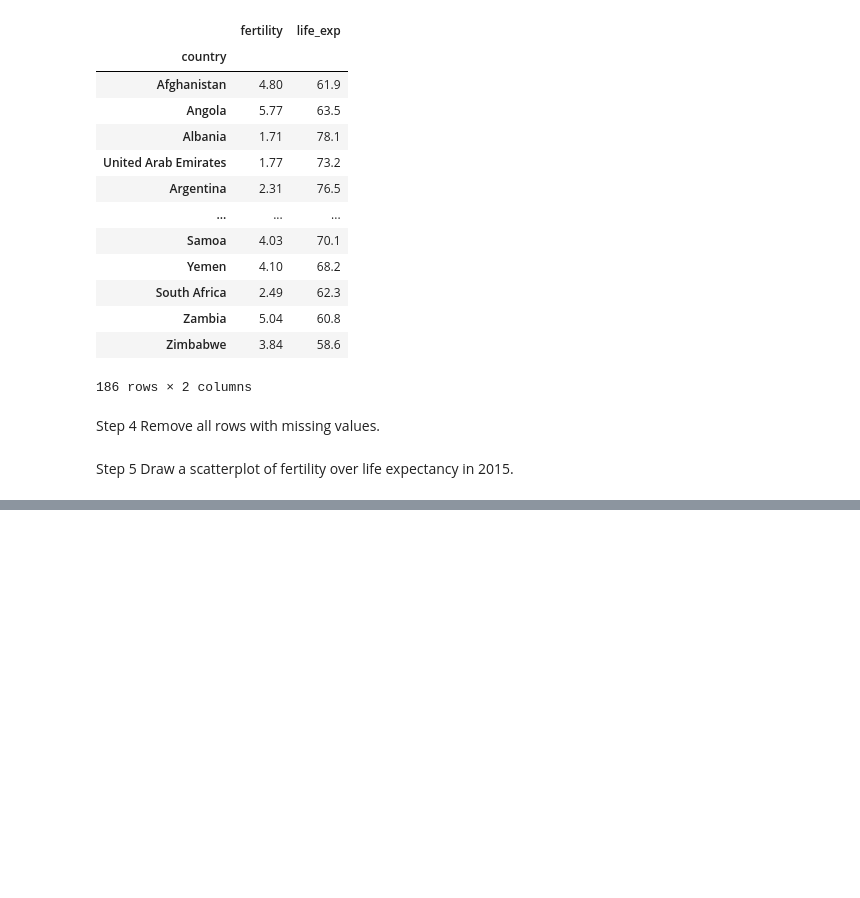
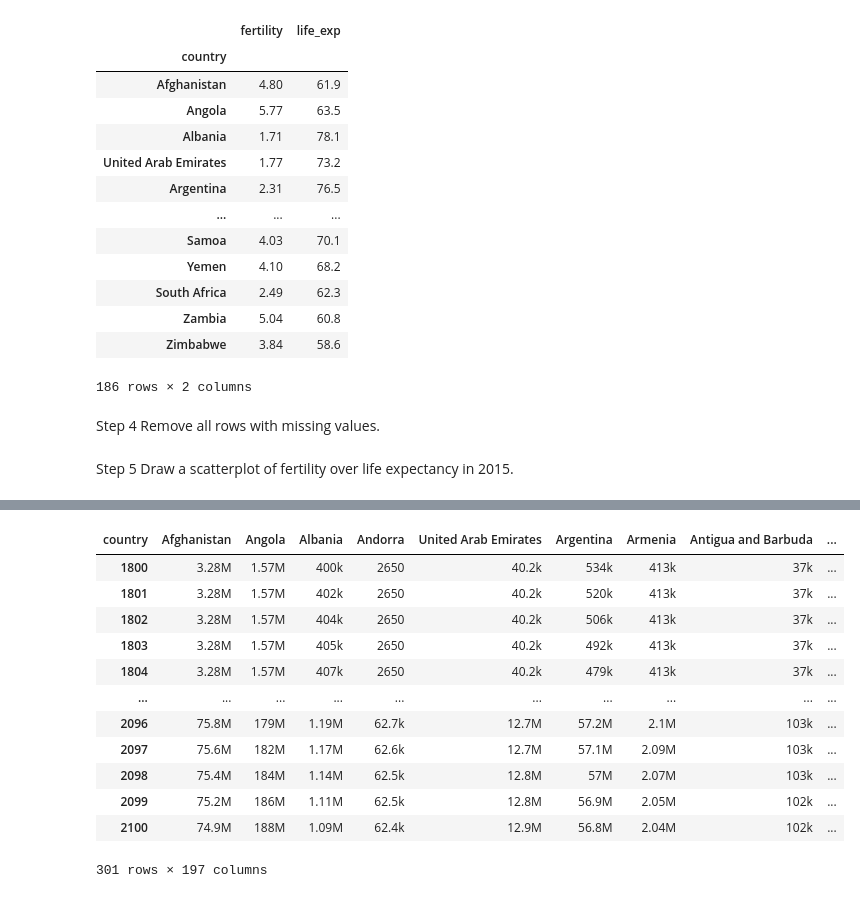
Before and after one commit to Melvin2306/code-lu-data-science, a Jupyter notebook: tasks/3.1 Animated Scatterplot.ipynb, the cells around one changed output, grey strips where cells are left out. Drawn from its saved outputs; the diff is of its cells as text; code cells hidden in the pictures; blank space fills up the shorter version.

```diff
--- a/tasks/3.1 Animated Scatterplot.ipynb
+++ b/tasks/3.1 Animated Scatterplot.ipynb
@@ -81,0 +190,16 @@ df_fert_2015.plot.scatter(x='fertility', y='life_exp', figsize=(10, 10), title='
+# %%
+df_pop
+# %% [output]
+| country | Afghanistan | Angola | Albania | Andorra | United Arab Emirates | Argentina | Armenia | Antigua and Barbuda | ... |
+| 1800 | 3.28M | 1.57M | 400k | 2650 | 40.2k | 534k | 413k | 37k | ... |
+| 1801 | 3.28M | 1.57M | 402k | 2650 | 40.2k | 520k | 413k | 37k | ... |
+| 1802 | 3.28M | 1.57M | 404k | 2650 | 40.2k | 506k | 413k | 37k | ... |
+| 1803 | 3.28M | 1.57M | 405k | 2650 | 40.2k | 492k | 413k | 37k | ... |
+| 1804 | 3.28M | 1.57M | 407k | 2650 | 40.2k | 479k | 413k | 37k | ... |
+| ... | ... | ... | ... | ... | ... | ... | ... | ... | ... |
+| 2096 | 75.8M | 179M | 1.19M | 62.7k | 12.7M | 57.2M | 2.1M | 103k | ... |
+| 2097 | 75.6M | 182M | 1.17M | 62.6k | 12.7M | 57.1M | 2.09M | 103k | ... |
+| 2098 | 75.4M | 184M | 1.14M | 62.5k | 12.8M | 57M | 2.07M | 103k | ... |
+| 2099 | 75.2M | 186M | 1.11M | 62.5k | 12.8M | 56.9M | 2.05M | 102k | ... |
+| 2100 | 74.9M | 188M | 1.09M | 62.4k | 12.9M | 56.8M | 2.04M | 102k | ... |
+301 rows × 197 columns
```
Also changed, not shown: parts of 13 cells of this notebook, 51 other files.
